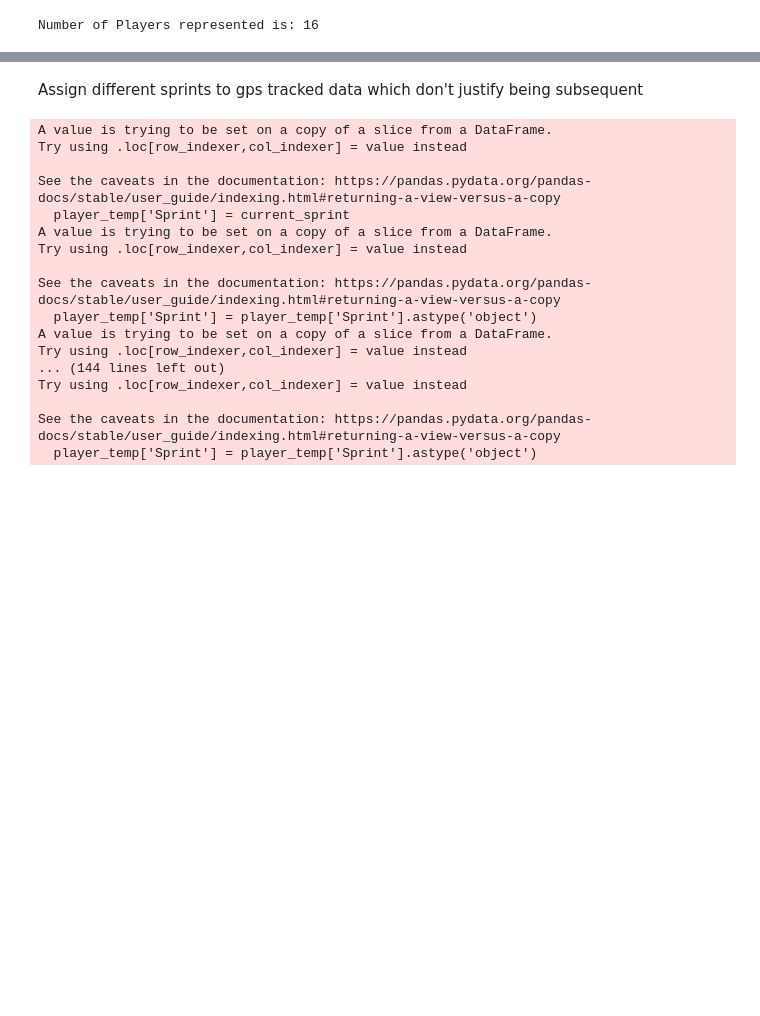
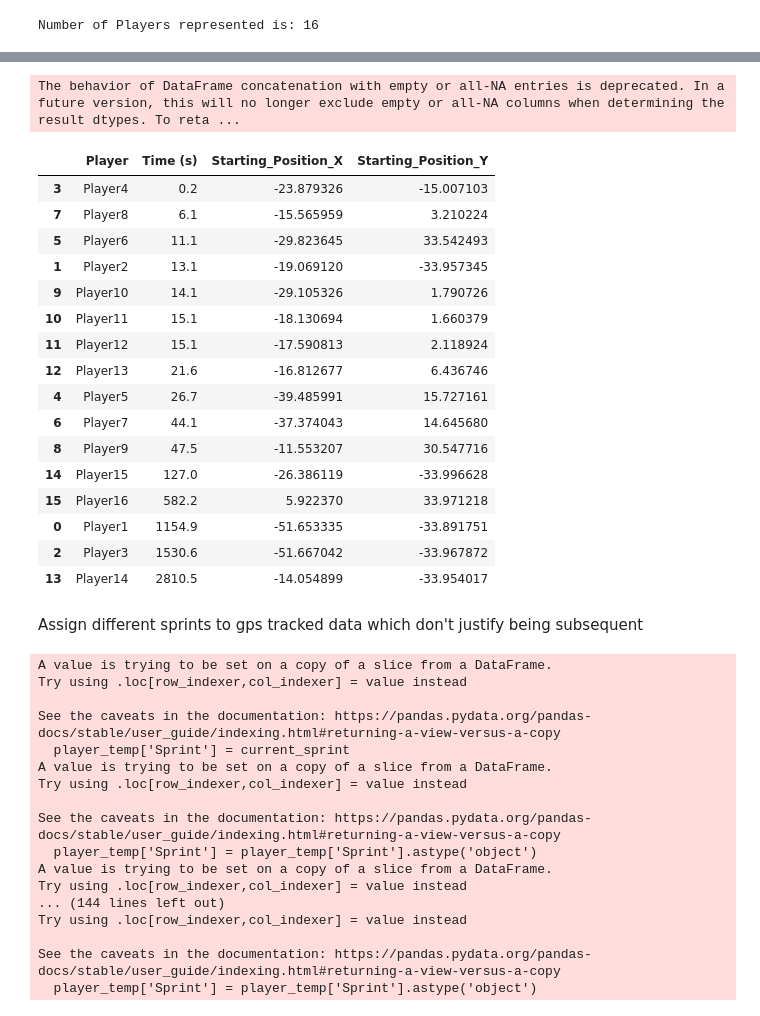
Before and after one commit to Abinav-karthikeyan/PlayerData-Technical-Task, a Jupyter notebook: Exploration.ipynb, the cells around one changed output, grey strips where cells are left out. Drawn from its saved outputs; the diff is of its cells as text; code cells hidden in the pictures; blank space fills up the shorter version.

```diff
--- a/Exploration.ipynb
+++ b/Exploration.ipynb
@@ -78,3 +106,42 @@ for player in players_list:
+# %%
+def filter_out_of_bounds(player):
+    player = player[player['Pitch_x'] >= -52.5]
+    player = player[player['Pitch_x'] <= 52.5]
+    player = player[player['Pitch_y'] >= -34]
+    player = player[player['Pitch_y'] <= 34]
+    return player
+# %%
+for player in players_list:
+    player_data[player] = filter_out_of_bounds(player_data[player])
+# %%
+earliest_tracking = pd.DataFrame(columns = ['Player', 'Time (s)', 'Starting_Position_X', 'Starting_Position_Y'])
+for player in players_list:
+    earliest_time = player_data[player]['Time (s)'].min()
+    starting_x = player_data[player][player_data[player]['Time (s)'] == earliest_time]['Pitch_x'].values[0]
+    starting_y = player_data[player][player_data[player]['Time (s)'] == earliest_time]['Pitch_y'].values[0]
+    earliest_tracking = pd.concat([earliest_tracking, pd.DataFrame({'Player': [player], 'Time (s)': [earliest_time], 'Starting_Position_X': [starting_x], 'Starting_Position_Y': [starting_y]})], ignore_index=True)
+
+
+earliest_tracking.sort_values(by = 'Time (s)')
+# %% [output]
+The behavior of DataFrame concatenation with empty or all-NA entries is deprecated. In a future version, this will no longer exclude empty or all-NA columns when determining the result dtypes. To reta ...
+|  | Player | Time (s) | Starting_Position_X | Starting_Position_Y |
+| 3 | Player4 | 0.2 | -23.879326 | -15.007103 |
+| 7 | Player8 | 6.1 | -15.565959 | 3.210224 |
+| 5 | Player6 | 11.1 | -29.823645 | 33.542493 |
+| 1 | Player2 | 13.1 | -19.069120 | -33.957345 |
+| 9 | Player10 | 14.1 | -29.105326 | 1.790726 |
+| 10 | Player11 | 15.1 | -18.130694 | 1.660379 |
+| 11 | Player12 | 15.1 | -17.590813 | 2.118924 |
+| 12 | Player13 | 21.6 | -16.812677 | 6.436746 |
+| 4 | Player5 | 26.7 | -39.485991 | 15.727161 |
+| 6 | Player7 | 44.1 | -37.374043 | 14.645680 |
+| 8 | Player9 | 47.5 | -11.553207 | 30.547716 |
+| 14 | Player15 | 127.0 | -26.386119 | -33.996628 |
+| 15 | Player16 | 582.2 | 5.922370 | 33.971218 |
+| 0 | Player1 | 1154.9 | -51.653335 | -33.891751 |
+| 2 | Player3 | 1530.6 | -51.667042 | -33.967872 |
+| 13 | Player14 | 2810.5 | -14.054899 | -33.954017 |
 # %% [markdown]
 Assign different sprints to gps tracked data which don't justify being subsequent
 # %%
```
Also changed, not shown: parts of 25 cells of this notebook.
